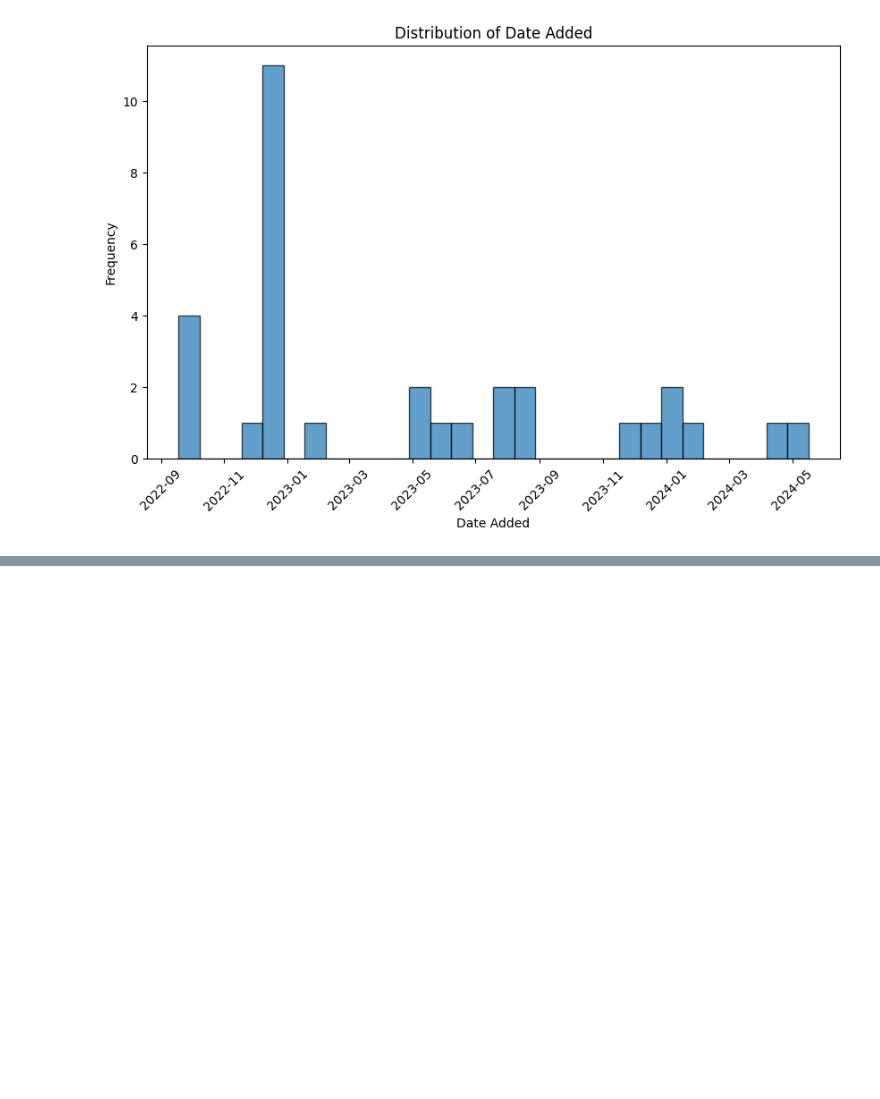
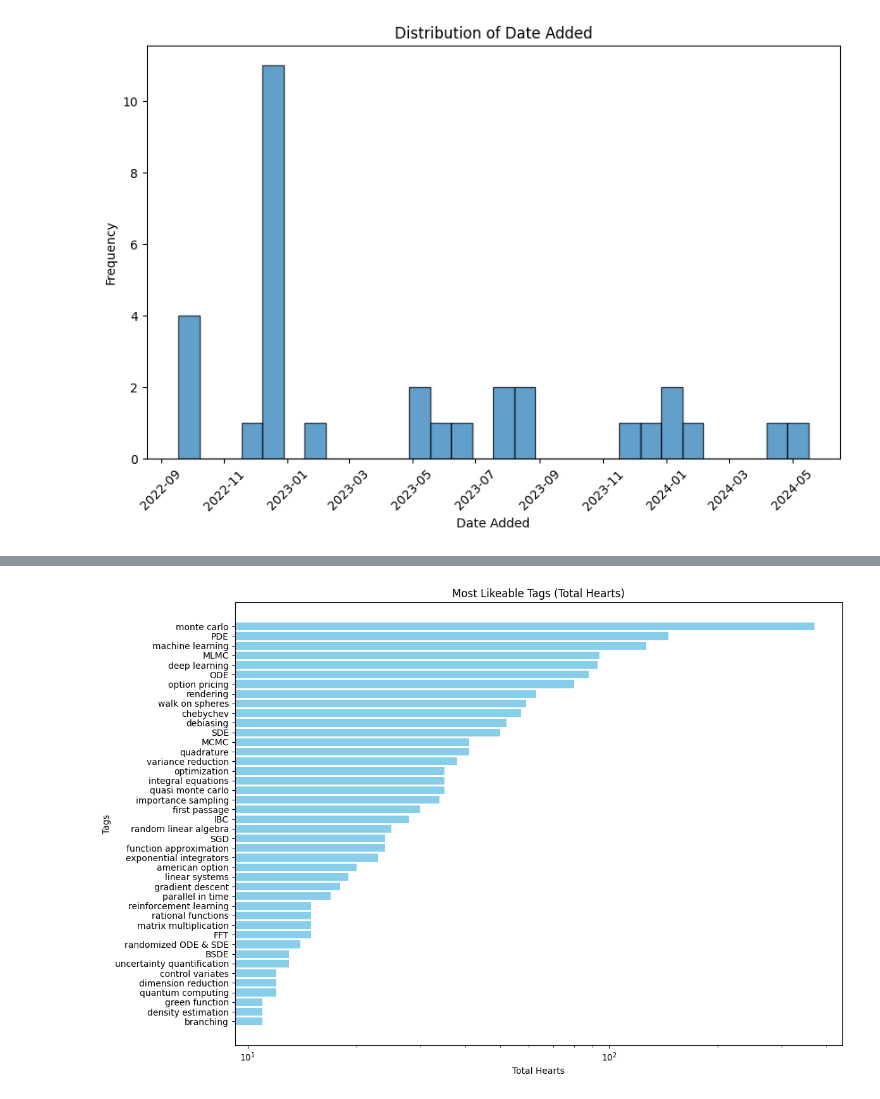
Before and after one commit to ISIPINK/Zotero_map_compute, a Jupyter notebook: zot_viz.ipynb, the cells around one changed output, grey strips where cells are left out. Cells and saved outputs as stored; diff of their text form; code cells hidden in the pictures; blank space fills up the shorter version.

```diff
--- a/zot_viz.ipynb
+++ b/zot_viz.ipynb
@@ -117,0 +119,37 @@ plt.show()
+# %%
+from collections import Counter
+import matplotlib.pyplot as plt
+
+# Flatten the list of tags and their corresponding hearts
+all_tags = []
+for tags, hearts in zip(zot_df["Manual Tags"], zot_df["Hearts"].fillna(1)):
+    for tag in tags:
+        if tag != "":
+            all_tags.append((tag, hearts))
+
+# Count the occurrences of each tag, weighted by the number of hearts
+tag_counts = Counter()
+for tag, hearts in all_tags:
+    if tag in tag_counts.keys():
+        tag_counts[tag] += hearts
+    else:
+        tag_counts[tag] = hearts
+
+total_tags = sum(tag_counts.values())
+# Filter out tags that are less than 0.5% of the total
+filtered_tag_counts = {tag: count for tag, count in tag_counts.items() if count / total_tags >= 0.005}
+
+# Sort the tags by frequency
+sorted_tag_counts = dict(sorted(filtered_tag_counts.items(), key=lambda item: item[1], reverse=True))
+
+# Create a horizontal bar plot with most common tags on top
+plt.figure(figsize=(12, 8))
+plt.barh(list(sorted_tag_counts.keys())[::-1], list(sorted_tag_counts.values())[::-1], color='skyblue')
+plt.xlabel('Total Hearts')
+plt.ylabel('Tags')
+plt.title('Most Likeable Tags (Total Hearts)')
+plt.xscale('log')
+plt.tight_layout()
+plt.show()
+# %% [output]
+[figure, added]
```
Also changed, not shown: parts of 6 cells of this notebook, 6 other files.
